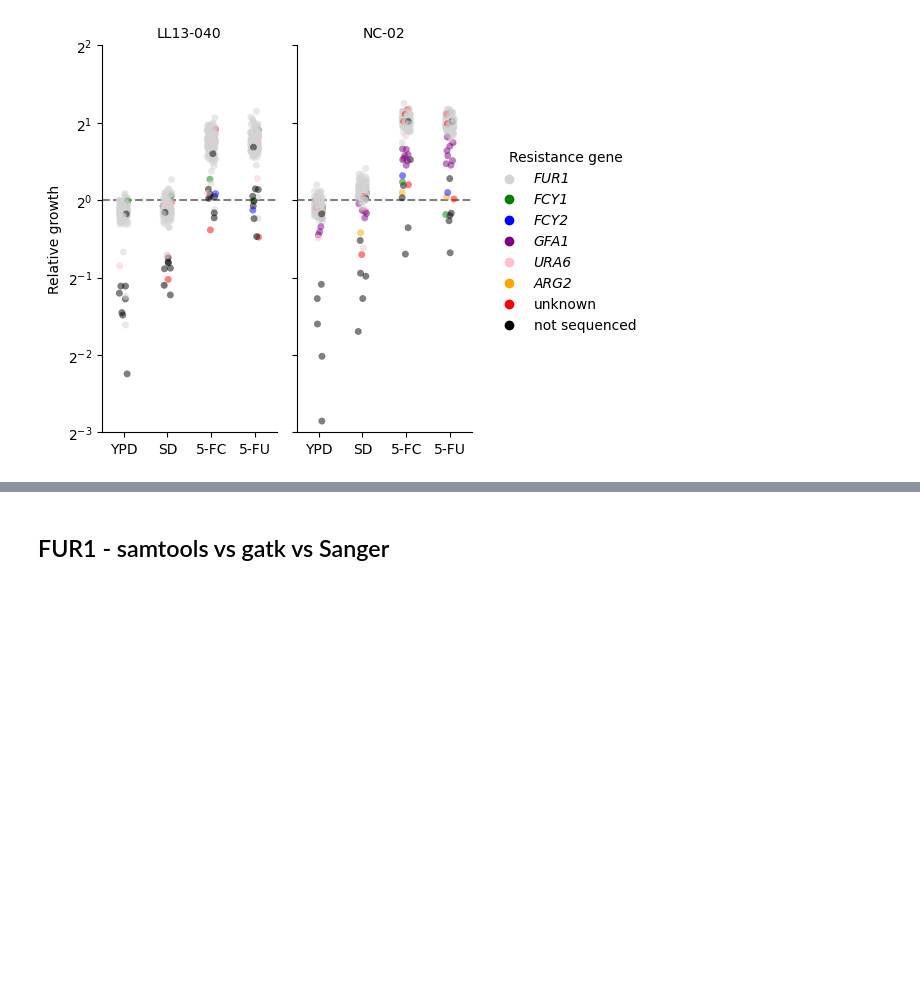
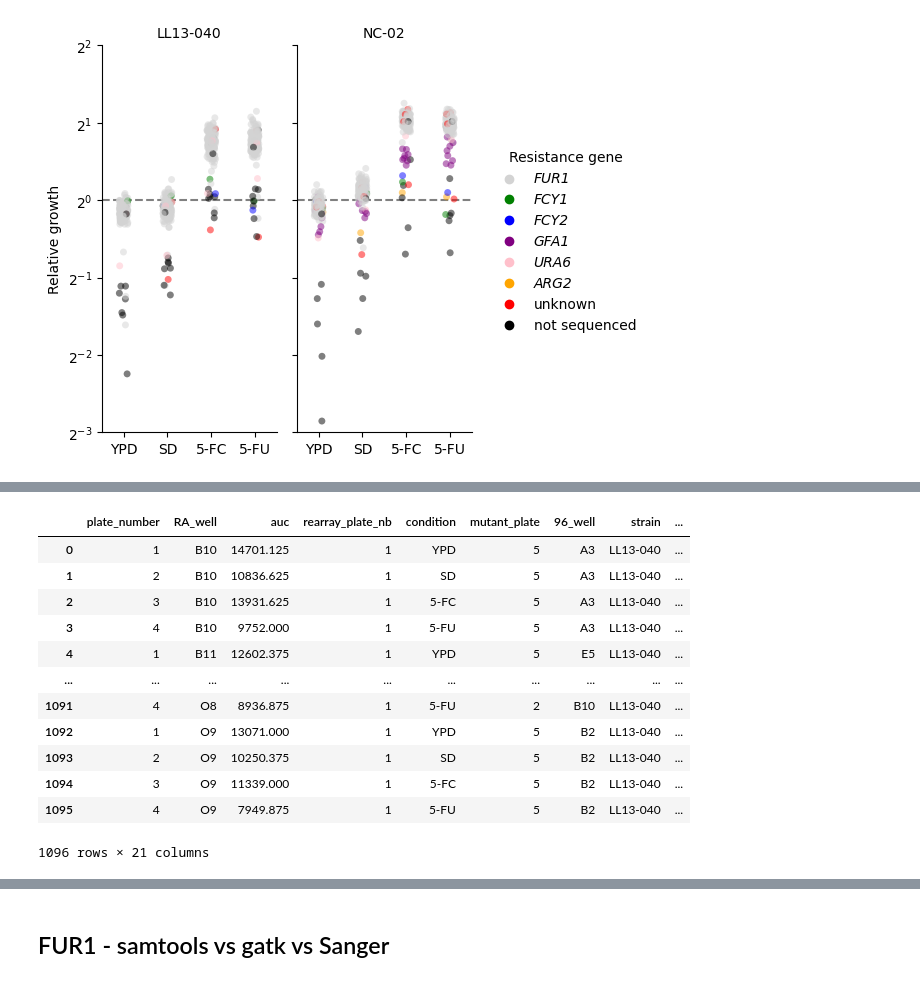
Before and after one commit to Landrylab/Durand_et_al_2023, a Jupyter notebook: FUR1_variants_v2.ipynb, the cells around one changed output, grey strips where cells are left out. Drawn from its saved outputs; the diff is of its cells as text; code cells hidden in the pictures; blank space fills up the shorter version.

```diff
--- a/FUR1_variants_v2.ipynb
+++ b/FUR1_variants_v2.ipynb
@@ -1071,0 +1205,17 @@ plt.savefig(graph_outpath+'20230413_resistance_gene_relfit.svg', format='svg', d
+# %%
+fitmut = fitness_df.merge(right=cause_id_mut[['RA_well','Resistance_gene','mutation']], on=['RA_well','Resistance_gene'])
+fitmut
+# %% [output]
+|  | plate_number | RA_well | auc | rearray_plate_nb | condition | mutant_plate | 96_well | strain | ... |
+| 0 | 1 | B10 | 14701.125 | 1 | YPD | 5 | A3 | LL13-040 | ... |
+| 1 | 2 | B10 | 10836.625 | 1 | SD | 5 | A3 | LL13-040 | ... |
+| 2 | 3 | B10 | 13931.625 | 1 | 5-FC | 5 | A3 | LL13-040 | ... |
+| 3 | 4 | B10 | 9752.000 | 1 | 5-FU | 5 | A3 | LL13-040 | ... |
+| 4 | 1 | B11 | 12602.375 | 1 | YPD | 5 | E5 | LL13-040 | ... |
+| ... | ... | ... | ... | ... | ... | ... | ... | ... | ... |
+| 1091 | 4 | O8 | 8936.875 | 1 | 5-FU | 2 | B10 | LL13-040 | ... |
+| 1092 | 1 | O9 | 13071.000 | 1 | YPD | 5 | B2 | LL13-040 | ... |
+| 1093 | 2 | O9 | 10250.375 | 1 | SD | 5 | B2 | LL13-040 | ... |
+| 1094 | 3 | O9 | 11339.000 | 1 | 5-FC | 5 | B2 | LL13-040 | ... |
+| 1095 | 4 | O9 | 7949.875 | 1 | 5-FU | 5 | B2 | LL13-040 | ... |
+1096 rows × 21 columns
```
Also changed, not shown: parts of 42 cells of this notebook, 39 other files.
